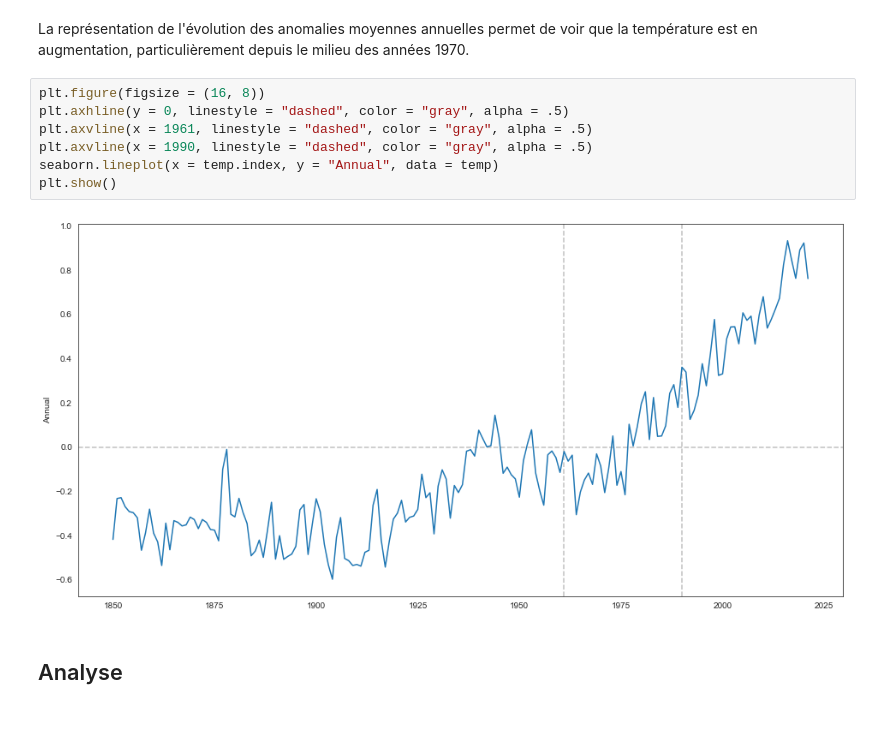
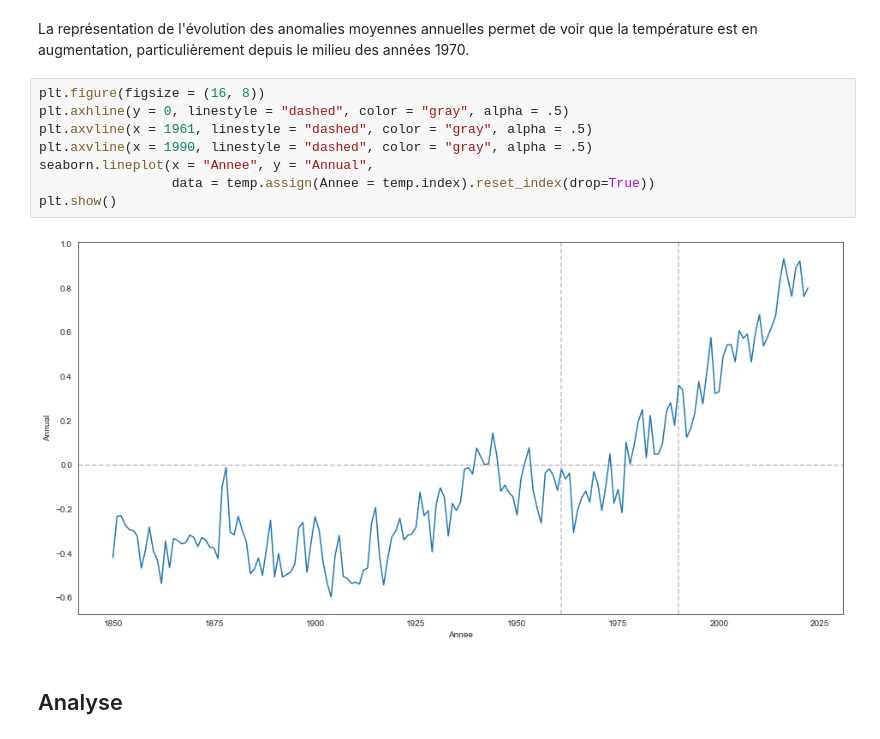
Before and after one commit to fxjollois/cours-2023-2024, a Jupyter notebook: insa--m2-esd--ml/acp-demande3-correction.ipynb, the cells around one changed output. Drawn from its saved outputs; the diff is of its cells as text.

```diff
--- a/insa--m2-esd--ml/acp-demande3-correction.ipynb
+++ b/insa--m2-esd--ml/acp-demande3-correction.ipynb
@@ -63,12 +63,13 @@ La représentation de l'évolution des anomalies moyennes annuelles permet de vo
 # %%
 plt.figure(figsize = (16, 8))
 plt.axhline(y = 0, linestyle = "dashed", color = "gray", alpha = .5)
 plt.axvline(x = 1961, linestyle = "dashed", color = "gray", alpha = .5)
 plt.axvline(x = 1990, linestyle = "dashed", color = "gray", alpha = .5)
-seaborn.lineplot(x = temp.index, y = "Annual", data = temp)
+seaborn.lineplot(x = "Annee", y = "Annual",
+                 data = temp.assign(Annee = temp.index).reset_index(drop=True))
 plt.show()
 # %% [output]
-[figure, old version]
+[figure, new version]
 # %% [markdown]
 ## Analyse
 # %%
```
Also changed, not shown: parts of 14 cells of this notebook, 3 other files.
